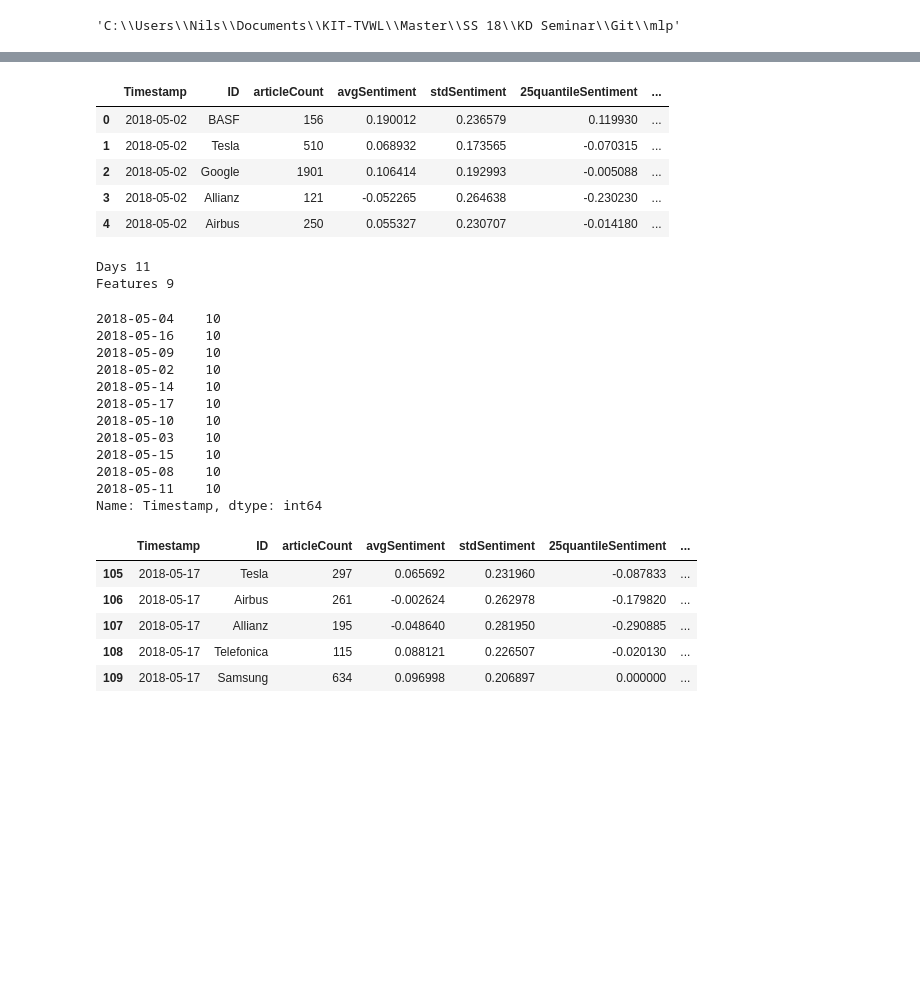
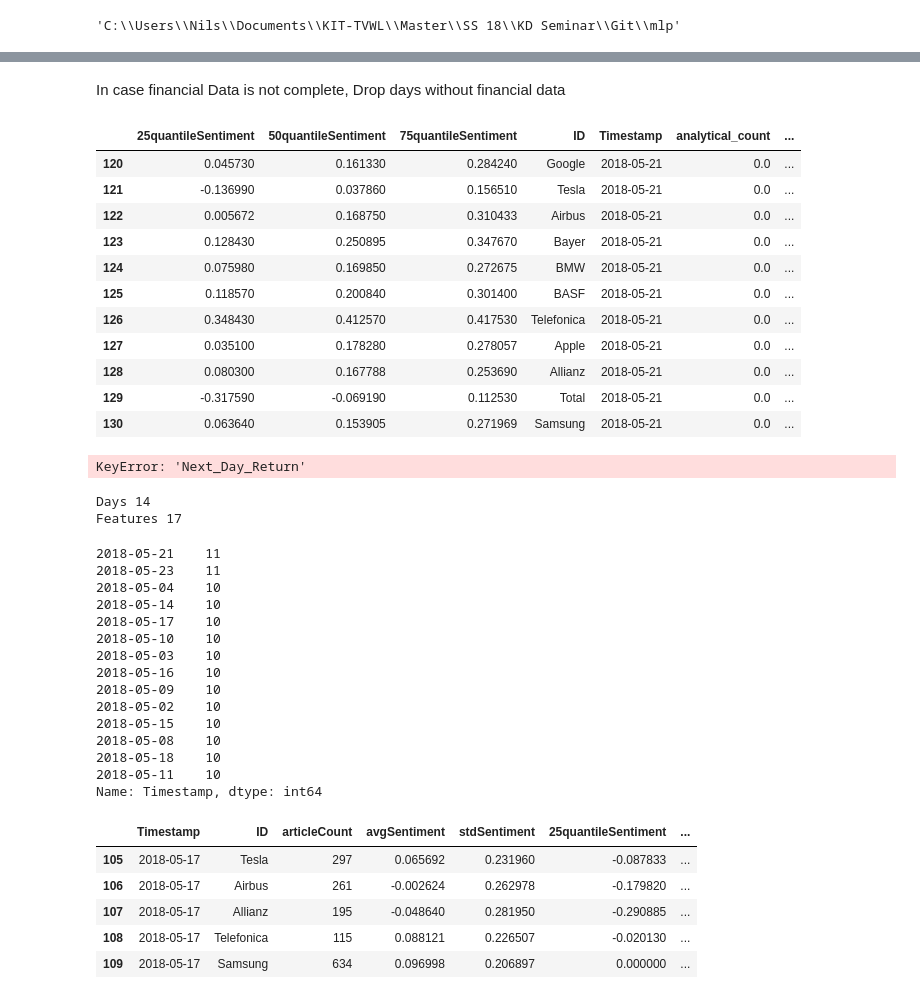
Before and after one commit to kosnil/kd-seminar, a Jupyter notebook: mlp/Data Preprocessing Tests.ipynb, the cells around one changed output, grey strips where cells are left out. Saved outputs shown, nothing was run; the diff lists cells and outputs as text; code cells hidden in the pictures; blank space fills up the shorter version.

Commit message:
Playing around with feature_generation/aggregation. Data not very clean, yet

```diff
--- a/mlp/Data Preprocessing Tests.ipynb
+++ b/mlp/Data Preprocessing Tests.ipynb
@@ -21,0 +34,3 @@ df.head()
+# %%
+df = df.dropna(axis=1, how="all")
+df.head()
@@ -22,13 +44,26 @@ df.head()
+# %% [markdown]
+In case financial Data is not complete, Drop days without financial data
+# %%
+df = df.dropna(axis=0, how="any")
+df
+# %% [output]
+|  | 25quantileSentiment | 50quantileSentiment | 75quantileSentiment | ID | Timestamp | analytical_count | ... |
+| 120 | 0.045730 | 0.161330 | 0.284240 | Google | 2018-05-21 | 0.0 | ... |
+| 121 | -0.136990 | 0.037860 | 0.156510 | Tesla | 2018-05-21 | 0.0 | ... |
+| 122 | 0.005672 | 0.168750 | 0.310433 | Airbus | 2018-05-21 | 0.0 | ... |
+| 123 | 0.128430 | 0.250895 | 0.347670 | Bayer | 2018-05-21 | 0.0 | ... |
+| 124 | 0.075980 | 0.169850 | 0.272675 | BMW | 2018-05-21 | 0.0 | ... |
+| 125 | 0.118570 | 0.200840 | 0.301400 | BASF | 2018-05-21 | 0.0 | ... |
+| 126 | 0.348430 | 0.412570 | 0.417530 | Telefonica | 2018-05-21 | 0.0 | ... |
+| 127 | 0.035100 | 0.178280 | 0.278057 | Apple | 2018-05-21 | 0.0 | ... |
+| 128 | 0.080300 | 0.167788 | 0.253690 | Allianz | 2018-05-21 | 0.0 | ... |
+| 129 | -0.317590 | -0.069190 | 0.112530 | Total | 2018-05-21 | 0.0 | ... |
+| 130 | 0.063640 | 0.153905 | 0.271969 | Samsung | 2018-05-21 | 0.0 | ... |
 # %%
 df["relabeled_returns"] = df["Next_Day_Return"].apply(lambda x: -1 if x < 0 else 1)
 df.head()
 # %% [output]
-|  | Timestamp | ID | articleCount | avgSentiment | stdSentiment | 25quantileSentiment | ... |
-| 0 | 2018-05-02 | BASF | 156 | 0.190012 | 0.236579 | 0.119930 | ... |
-| 1 | 2018-05-02 | Tesla | 510 | 0.068932 | 0.173565 | -0.070315 | ... |
-| 2 | 2018-05-02 | Google | 1901 | 0.106414 | 0.192993 | -0.005088 | ... |
-| 3 | 2018-05-02 | Allianz | 121 | -0.052265 | 0.264638 | -0.230230 | ... |
-| 4 | 2018-05-02 | Airbus | 250 | 0.055327 | 0.230707 | -0.014180 | ... |
+KeyError: 'Next_Day_Return'
 # %%
 df.shape
 nr_days = int(df.shape[0] / 10)
@@ -36,21 +71,24 @@ nr_feats = df.shape[1] -4 #(-3 wegen Timestamp, ID, Next_Day_Return, relabeled_r
 print("Days {}".format(nr_days))
 print("Features {}".format(nr_feats))
 # %% [output]
-Days 11
-Features 9
+Days 14
+Features 17
 # %%
 df["Timestamp"].value_counts()
 # %% [output]
+2018-05-21    11
+2018-05-23    11
 2018-05-04    10
-2018-05-16    10
-2018-05-09    10
-2018-05-02    10
 2018-05-14    10
 2018-05-17    10
 2018-05-10    10
 2018-05-03    10
+2018-05-16    10
+2018-05-09    10
+2018-05-02    10
 2018-05-15    10
 2018-05-08    10
+2018-05-18    10
 2018-05-11    10
 Name: Timestamp, dtype: int64
 # %%
```
Also changed, not shown: parts of 4 cells of this notebook, 11 other files.
